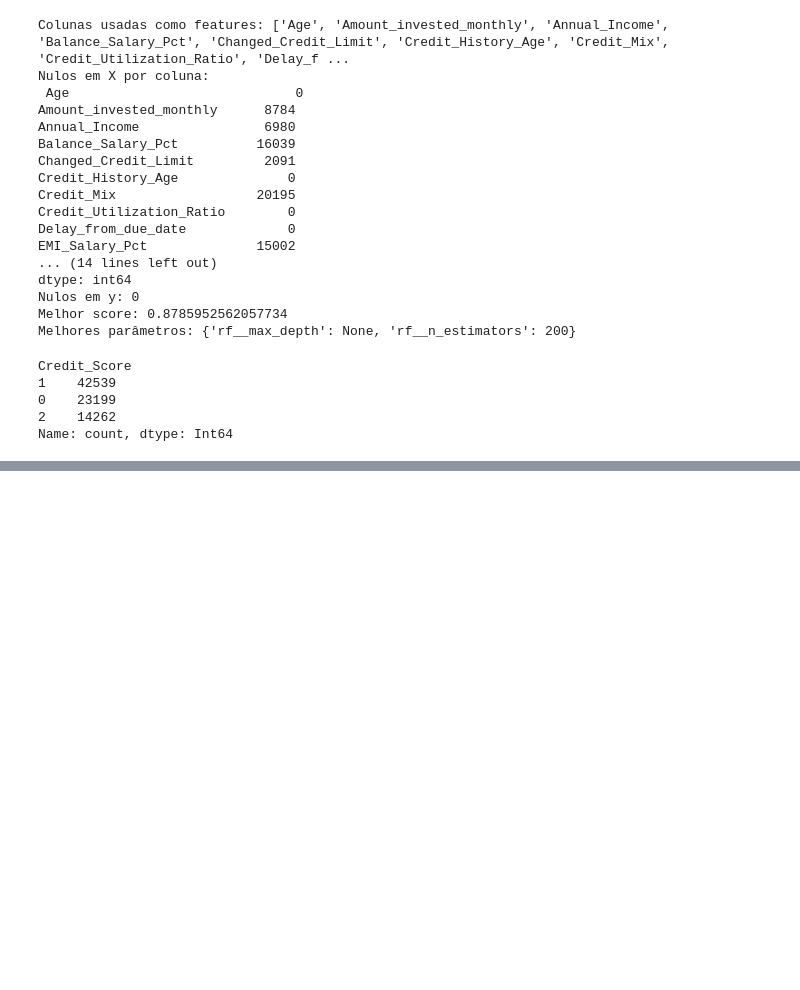
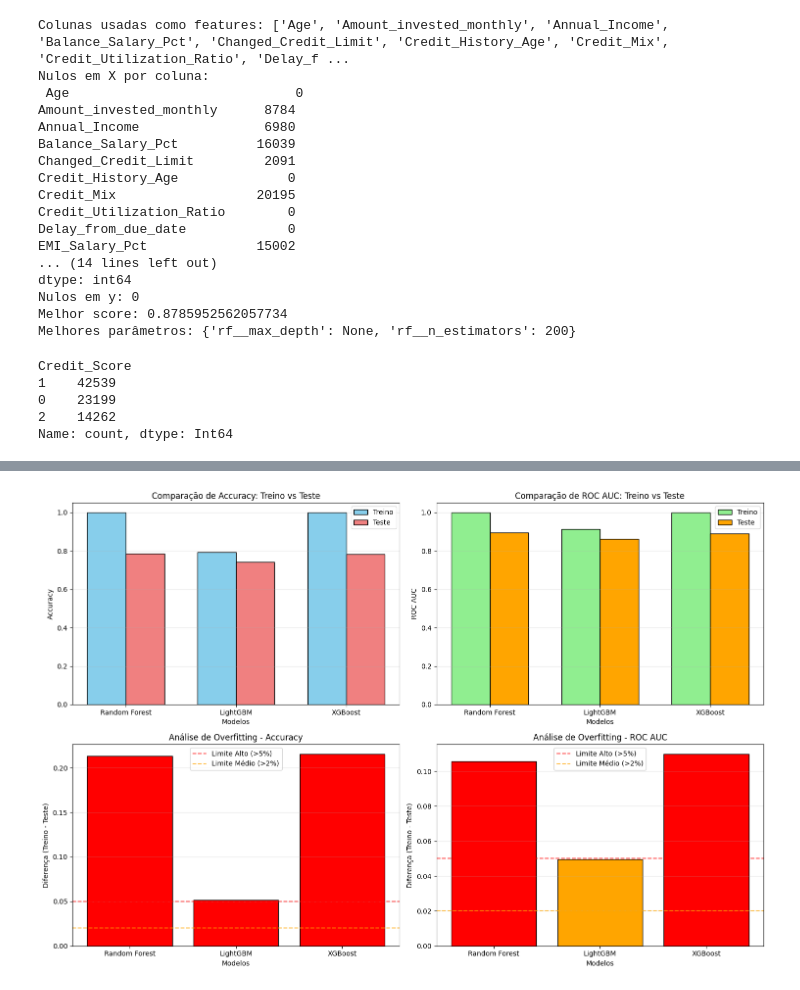
Before and after one commit to eroiborges/projetointegrado, a Jupyter notebook: Trabalho Final ML.ipynb, the cells around one changed output, grey strips where cells are left out. Cells and saved outputs as stored; diff of their text form; code cells hidden in the pictures; blank space fills up the shorter version.

```diff
--- a/Trabalho Final ML.ipynb
+++ b/Trabalho Final ML.ipynb
@@ -1535,0 +1650,16 @@ A Melhor combinação para o modelo foi o XGBoost com a metrica roc_auc_ovr_weig
+# %%
+# COMPARAÇÃO CONSOLIDADA
+print("COMPARAÇÃO CONSOLIDADA DOS MODELOS")
+
+# Criar DataFrame comparativo
+comparison_df = pd.DataFrame({
+    'Modelo': list(resultados_modelos.keys()),
+    'Accuracy_Treino': [resultados_modelos[modelo]['train_accuracy'] for modelo in resultados_modelos.keys()],
+    'Accuracy_Teste': [resultados_modelos[modelo]['test_accuracy'] for modelo in resultados_modelos.keys()],
+    'ROC_AUC_Treino': [resultados_modelos[modelo]['train_auc'] for modelo in resultados_modelos.keys()],
+    'ROC_AUC_Teste': [resultados_modelos[modelo]['test_auc'] for modelo in resultados_modelos.keys()],
+    'Overfitting_Accuracy': [resultados_modelos[modelo]['overfitting_accuracy'] for modelo in resultados_modelos.keys()],
+    'Overfitting_AUC': [resultados_modelos[modelo]['overfitting_auc'] for modelo in resultados_modelos.keys()]
+}).round(4)
+
+display(comparison_df)
@@ -1535,0 +1672,56 @@ A Melhor combinação para o modelo foi o XGBoost com a metrica roc_auc_ovr_weig
+# %%
+# VISUALIZAÇÃO DOS RESULTADOS
+fig, axes = plt.subplots(2, 2, figsize=(15, 10))
+
+# Gráfico 1: Comparação de Accuracy
+modelos = comparison_df['Modelo']
+x_pos = np.arange(len(modelos))
+width = 0.35
+
+axes[0,0].bar(x_pos - width/2, comparison_df['Accuracy_Treino'], width, label='Treino', color='skyblue', edgecolor='black')
+axes[0,0].bar(x_pos + width/2, comparison_df['Accuracy_Teste'], width, label='Teste', color='lightcoral', edgecolor='black')
+axes[0,0].set_xlabel('Modelos')
+axes[0,0].set_ylabel('Accuracy')
+axes[0,0].set_title('Comparação de Accuracy: Treino vs Teste')
+axes[0,0].set_xticks(x_pos)
+axes[0,0].set_xticklabels(modelos)
+axes[0,0].legend()
+axes[0,0].grid(axis='y', alpha=0.3)
+
+# Gráfico 2: Comparação de ROC AUC
+axes[0,1].bar(x_pos - width/2, comparison_df['ROC_AUC_Treino'], width, label='Treino', color='lightgreen', edgecolor='black')
+axes[0,1].bar(x_pos + width/2, comparison_df['ROC_AUC_Teste'], width, label='Teste', color='orange', edgecolor='black')
+axes[0,1].set_xlabel('Modelos')
+axes[0,1].set_ylabel('ROC AUC')
+axes[0,1].set_title('Comparação de ROC AUC: Treino vs Teste')
+axes[0,1].set_xticks(x_pos)
+axes[0,1].set_xticklabels(modelos)
+axes[0,1].legend()
+axes[0,1].grid(axis='y', alpha=0.3)
+
+# Gráfico 3: Análise de Overfitting (Accuracy)
+colors_ovr = ['red' if x > 0.05 else 'orange' if x > 0.02 else 'green' for x in comparison_df['Overfitting_Accuracy']]
+axes[1,0].bar(modelos, comparison_df['Overfitting_Accuracy'], color=colors_ovr, edgecolor='black')
+axes[1,0].set_xlabel('Modelos')
+axes[1,0].set_ylabel('Diferença (Treino - Teste)')
+axes[1,0].set_title('Análise de Overfitting - Accuracy')
+axes[1,0].axhline(y=0.05, color='red', linestyle='--', alpha=0.7, label='Limite Alto (>5%)')
+axes[1,0].axhline(y=0.02, color='orange', linestyle='--', alpha=0.7, label='Limite Médio (>2%)')
+axes[1,0].legend()
+axes[1,0].grid(axis='y', alpha=0.3)
+
+# Gráfico 4: Análise de Overfitting (ROC AUC)
+colors_auc = ['red' if x > 0.05 else 'orange' if x > 0.02 else 'green' for x in comparison_df['Overfitting_AUC']]
+axes[1,1].bar(modelos, comparison_df['Overfitting_AUC'], color=colors_auc, edgecolor='black')
+axes[1,1].set_xlabel('Modelos')
+axes[1,1].set_ylabel('Diferença (Treino - Teste)')
+axes[1,1].set_title('Análise de Overfitting - ROC AUC')
+axes[1,1].axhline(y=0.05, color='red', linestyle='--', alpha=0.7, label='Limite Alto (>5%)')
+axes[1,1].axhline(y=0.02, color='orange', linestyle='--', alpha=0.7, label='Limite Médio (>2%)')
+axes[1,1].legend()
+axes[1,1].grid(axis='y', alpha=0.3)
+
+plt.tight_layout()
+plt.show()
+# %% [output]
+[figure, added]
```
Also changed, not shown: parts of 35 cells of this notebook, 1 other file.
